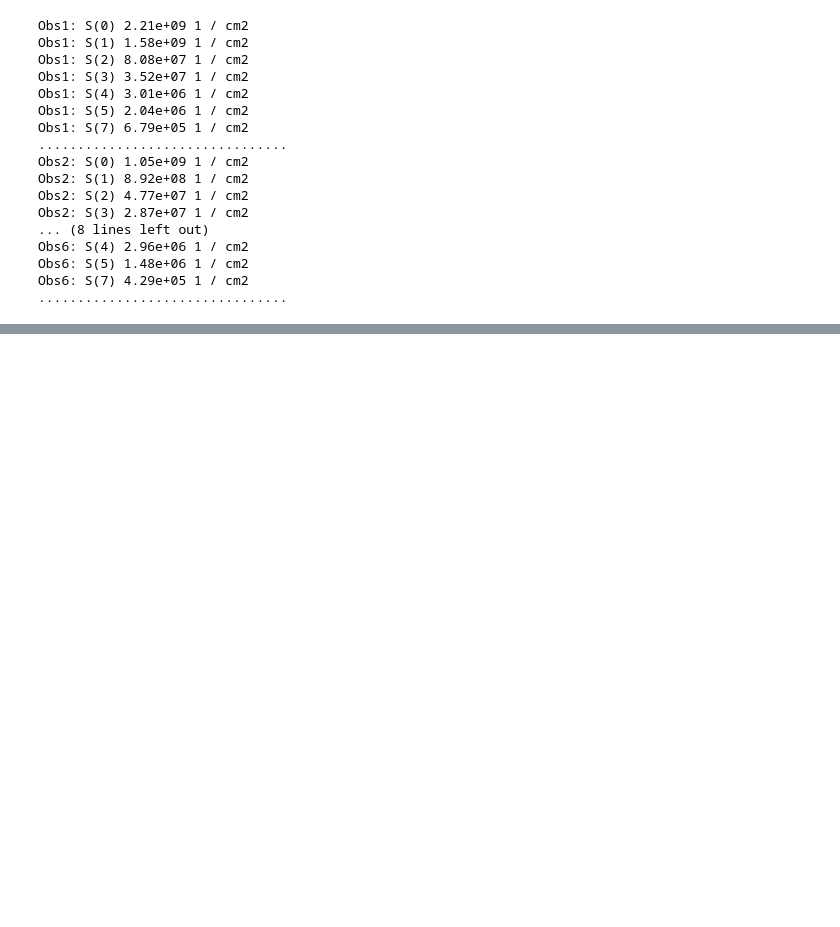
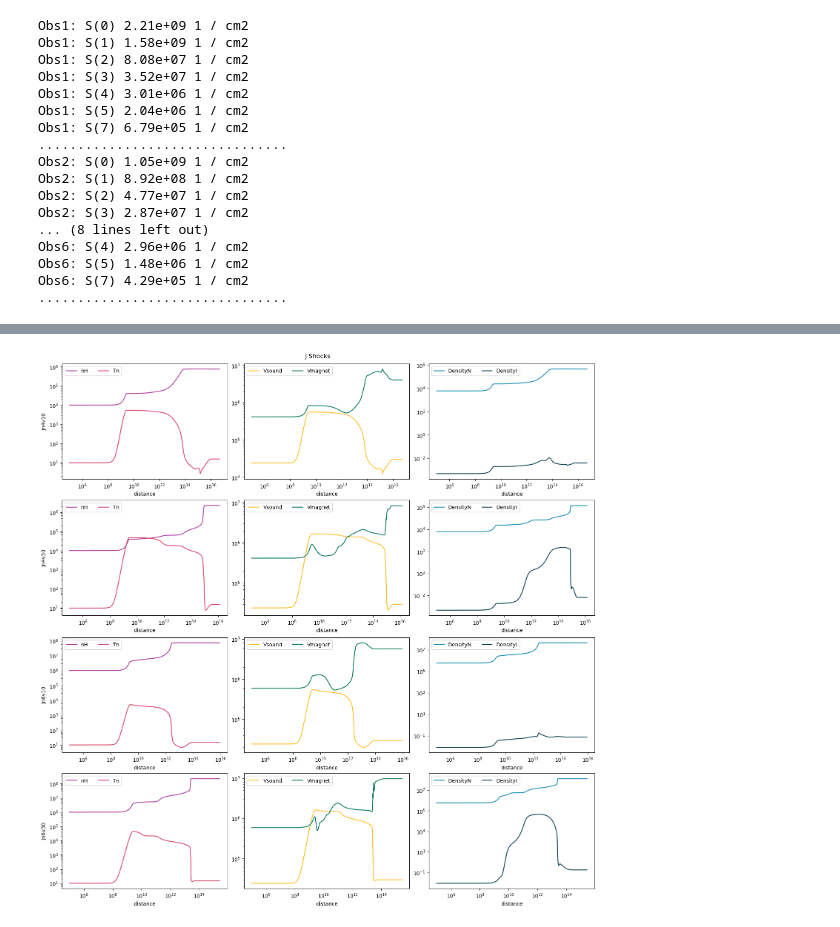
Before and after one commit to georgina-sampson/M04-Shocks, a Jupyter notebook: s06.ipynb, the cells around one changed output, grey strips where cells are left out. Saved outputs shown, nothing was run; the diff lists cells and outputs as text; code cells hidden in the pictures; blank space fills up the shorter version.

```diff
--- a/s06.ipynb
+++ b/s06.ipynb
@@ -460,0 +517,20 @@ Obs6: S(7) 4.29e+05 1 / cm2
+# %%
+fig, axs = plt.subplots(ncols=3,nrows=4,figsize=(15,15), layout='constrained')
+for i, model in enumerate(Jmodels):
+    data = Jmodels[model]['mhd_phys']
+    axlin=axs[i]
+
+    for j, ax in enumerate(axlin):
+        ax.plot(data["distance"], data[phys[2*j]], label=phys[2*j], c=colores[2*j])
+        ax.plot(data["distance"], data[phys[2*j+1]], label=phys[2*j+1], c=colores[2*j+1])
+
+        ax.set_yscale("log")
+        ax.set_xscale("log")
+        ax.set_xlabel("distance")
+        ax.legend(loc='upper left', ncols=2)
+
+        if j==0: ax.set_ylabel(model)
+fig.suptitle(f"J Shocks")
+fig.savefig('Jmodels_phys.png')
+# %% [output]
+[figure, added]
```
Also changed, not shown: parts of 13 cells of this notebook, 2 other files.
